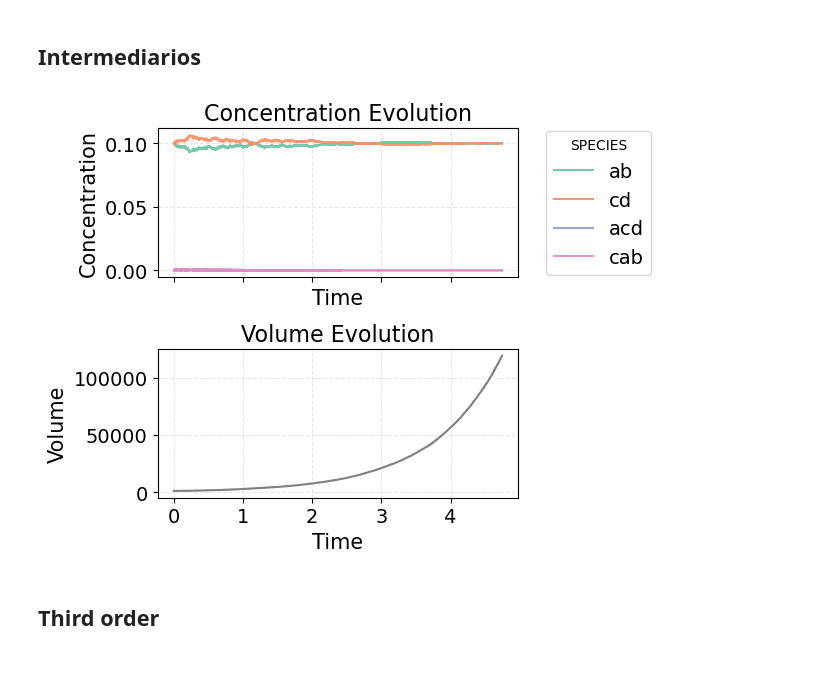
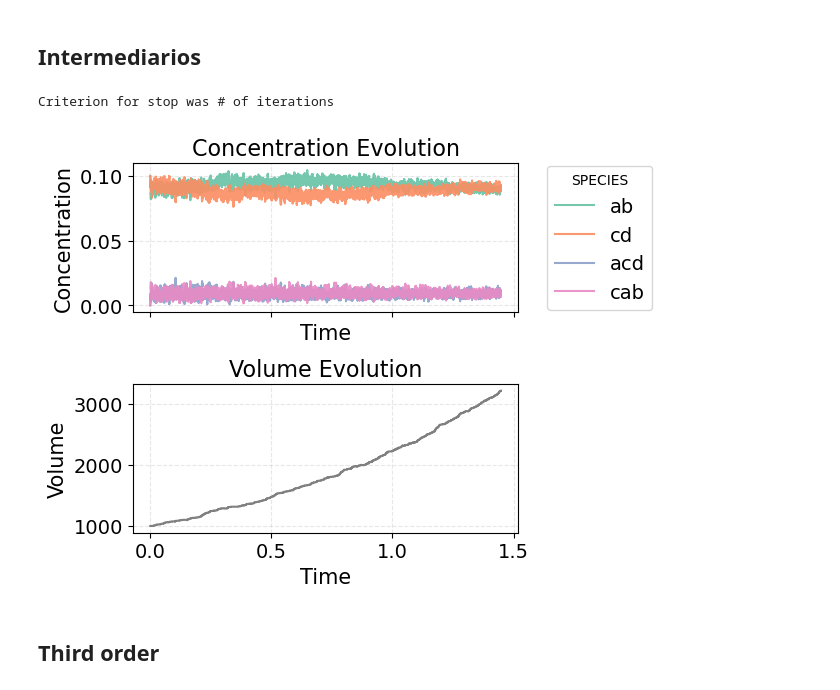
Before and after one commit to CAB-GCA/catalytic_world, a Jupyter notebook: third_order/third-order-comparison.ipynb, the cells around one changed output. Drawn from its saved outputs; the diff is of its cells as text; code cells hidden in the pictures.

Commit message:
iterations scale linearly with volume

```diff
--- a/third_order/third-order-comparison.ipynb
+++ b/third_order/third-order-comparison.ipynb
@@ -134,14 +134,22 @@ sp_thirdorder = obtain_species(read_file(third_order))
 # %% [markdown]
 ## Intermediarios
 # %%
-k_intermediates[2] = 1e7
-k_intermediates[6]= 1e7
+k_1_2_ratio = 1e-1
+k_intermediates[1] = 1e3
+k_intermediates[0] = k_intermediates[1] * k_1_2_ratio
+k_intermediates[2] = k_intermediates[1] / k_intermediates[0]
+
+k_intermediates[5] = 1e3
+k_intermediates[4] = k_intermediates[5] * k_1_2_ratio
+k_intermediates[6] = k_intermediates[5] / k_intermediates[4]
+
 V_in = 1000
 abundances_in, times_in, volumesMM_in = chemistry(method, iterations, intermediates,
                                        initial_species, k_intermediates, V_in)
 plot(abundances_in[:,4:], times_in, volumesMM_in, sp_intermediates[4:])
 # %% [output]
+Criterion for stop was # of iterations
-[figure, old version]
+[figure, new version]
 # %% [markdown]
 ## Third order
 # %%
```
Also changed, not shown: parts of 5 cells of this notebook, 12 other files.
